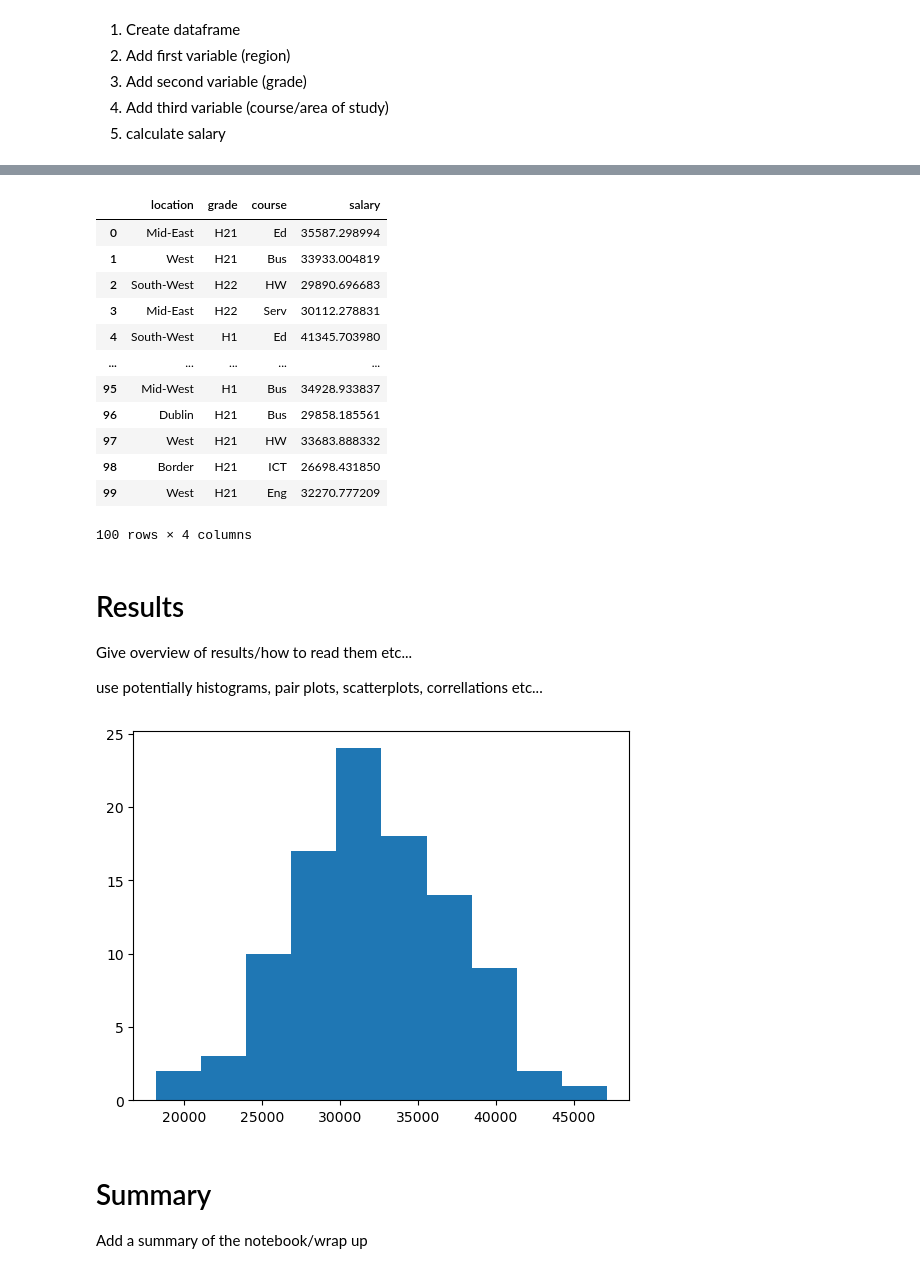
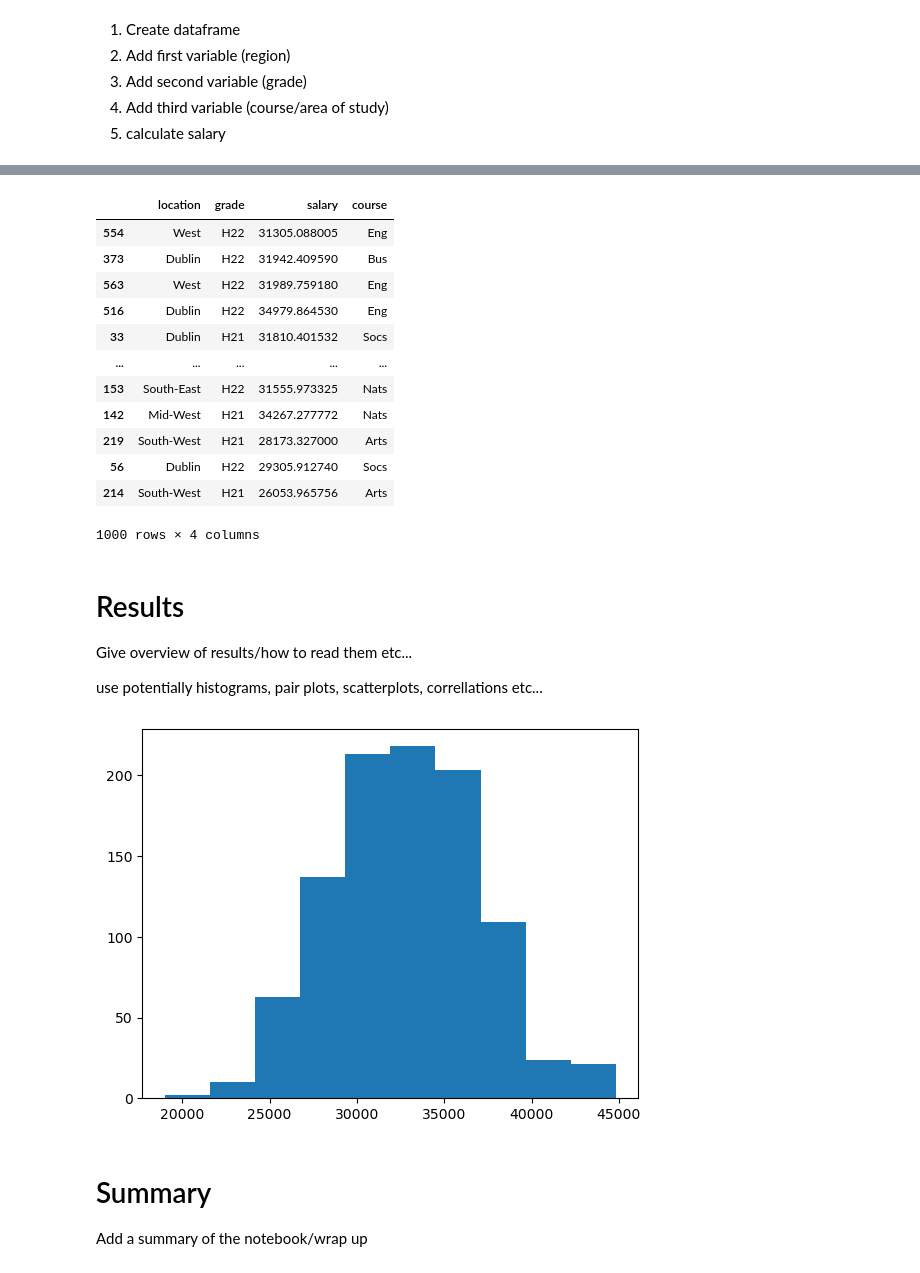
Before and after one commit to PeeBs68/prog_da_project1, a Jupyter notebook: project1.ipynb, the cells around one changed output, grey strips where cells are left out. Saved outputs shown, nothing was run; the diff lists cells and outputs as text; code cells hidden in the pictures.

Commit message:
Changed methods for creating dataframe

```diff
--- a/project1.ipynb
+++ b/project1.ipynb
@@ -270,10 +302,10 @@ h21_rate = 0.91
 h22_rate = 0.85
 h3_rate = 0.76
 
-df['salary'] = (df['salary'] * h1_rate).where(df['grade'] == 'H1', df['salary'] * 1)
-df['salary'] = (df['salary'] * h21_rate).where(df['grade'] == 'H21', df['salary'] * 1)
-df['salary'] = (df['salary'] * h22_rate).where(df['grade'] == 'H22', df['salary'] * 1)
-df['salary'] = (df['salary'] * h3_rate).where(df['grade'] == 'H3', df['salary'] * 1)
+final_df['salary'] = (final_df['salary'] * h1_rate).where(final_df['grade'] == 'H1', final_df['salary'] * 1)
+final_df['salary'] = (final_df['salary'] * h21_rate).where(final_df['grade'] == 'H21', final_df['salary'] * 1)
+final_df['salary'] = (final_df['salary'] * h22_rate).where(final_df['grade'] == 'H22', final_df['salary'] * 1)
+final_df['salary'] = (final_df['salary'] * h3_rate).where(final_df['grade'] == 'H3', final_df['salary'] * 1)
 
 
 # Apply Location rates
@@ -286,16 +318,16 @@ se_rate = 0.9957
 w_rate = 0.9421
 b_rate = 0.8899
 
-df['salary'] = (df['salary'] * dublin_rate).where(df['location'] == 'Dublin', df['salary'] * 1)
-df['salary'] = (df['salary'] * sw_rate).where(df['location'] == 'South-West', df['salary'] * 1)
-df['salary'] = (df['salary'] * mw_rate).where(df['location'] == 'Mid-West', df['salary'] * 1)
-df['salary'] = (df['salary'] * me_rate).where(df['location'] == 'Mid-East', df['salary'] * 1)
-df['salary'] = (df['salary'] * m_rate).where(df['location'] == 'Midlands', df['salary'] * 1)
-df['salary'] = (df['salary'] * se_rate).where(df['location'] == 'South-East', df['salary'] * 1)
-df['salary'] = (df['salary'] * w_rate).where(df['location'] == 'West', df['salary'] * 1)
-df['salary'] = (df['salary'] * b_rate).where(df['location'] == 'Border', df['salary'] * 1)
+final_df['salary'] = (final_df['salary'] * dublin_rate).where(final_df['location'] == 'Dublin', final_df['salary'] * 1)
+final_df['salary'] = (final_df['salary'] * sw_rate).where(final_df['location'] == 'South-West', final_df['salary'] * 1)
+final_df['salary'] = (final_df['salary'] * mw_rate).where(final_df['location'] == 'Mid-West', final_df['salary'] * 1)
+final_df['salary'] = (final_df['salary'] * me_rate).where(final_df['location'] == 'Mid-East', final_df['salary'] * 1)
+final_df['salary'] = (final_df['salary'] * m_rate).where(final_df['location'] == 'Midlands', final_df['salary'] * 1)
+final_df['salary'] = (final_df['salary'] * se_rate).where(final_df['location'] == 'South-East', final_df['salary'] * 1)
+final_df['salary'] = (final_df['salary'] * w_rate).where(final_df['location'] == 'West', final_df['salary'] * 1)
+final_df['salary'] = (final_df['salary'] * b_rate).where(final_df['location'] == 'Border', final_df['salary'] * 1)
 
-
+'''
 # Apply area_of_study rates
 bus_rate = 1.0322
 hw_rate = 0.9917
@@ -321,22 +353,22 @@ df['salary'] = (df['salary'] * serv_rate).where(df['course'] == 'Serv', df['sala
 df['salary'] = (df['salary'] * agr_rate).where(df['course'] == 'Agr', df['salary'] * 1)
 
 #df = df.round({'salary': 0})
-
-df
+'''
+final_df
 # %% [output]
-|  | location | grade | course | salary |
-| 0 | Mid-East | H21 | Ed | 35587.298994 |
-| 1 | West | H21 | Bus | 33933.004819 |
-| 2 | South-West | H22 | HW | 29890.696683 |
-| 3 | Mid-East | H22 | Serv | 30112.278831 |
-| 4 | South-West | H1 | Ed | 41345.703980 |
+|  | location | grade | salary | course |
+| 554 | West | H22 | 31305.088005 | Eng |
+| 373 | Dublin | H22 | 31942.409590 | Bus |
+| 563 | West | H22 | 31989.759180 | Eng |
+| 516 | Dublin | H22 | 34979.864530 | Eng |
+| 33 | Dublin | H21 | 31810.401532 | Socs |
 | ... | ... | ... | ... | ... |
-| 95 | Mid-West | H1 | Bus | 34928.933837 |
-| 96 | Dublin | H21 | Bus | 29858.185561 |
-| 97 | West | H21 | HW | 33683.888332 |
-| 98 | Border | H21 | ICT | 26698.431850 |
-| 99 | West | H21 | Eng | 32270.777209 |
+| 153 | South-East | H22 | 31555.973325 | Nats |
+| 142 | Mid-West | H21 | 34267.277772 | Nats |
+| 219 | South-West | H21 | 28173.327000 | Arts |
+| 56 | Dublin | H22 | 29305.912740 | Socs |
+| 214 | South-West | H21 | 26053.965756 | Arts |
-100 rows × 4 columns
+1000 rows × 4 columns
 # %% [markdown]
 # Results
 
@@ -346,26 +378,26 @@ use potentially histograms, pair plots, scatterplots, correllations etc...
 # %%
 # plot a histogram of salary (need to add x and y lables and title here)
 
 import pandas as pd
 import matplotlib.pyplot as plt
 
 
 salary_l = []
-for x in df['salary']:
+for x in final_df['salary']:
     salary_l.append(x)
 
 #plt.title("Species")
 #plt.ylabel("Frequency")
 temp=np.unique(salary_l)
 freq_list = []
 for x in temp:
     freq_list.append(salary_l.count(x))
 
 #plt.hist(temp, freq_list)
 plt.hist(salary_l, bins=10)
 plt.show;
 # %% [output]
-[figure, old version]
+[figure, new version]
 # %% [markdown]
 # Summary
 
```
Also changed, not shown: parts of 3 cells of this notebook.
